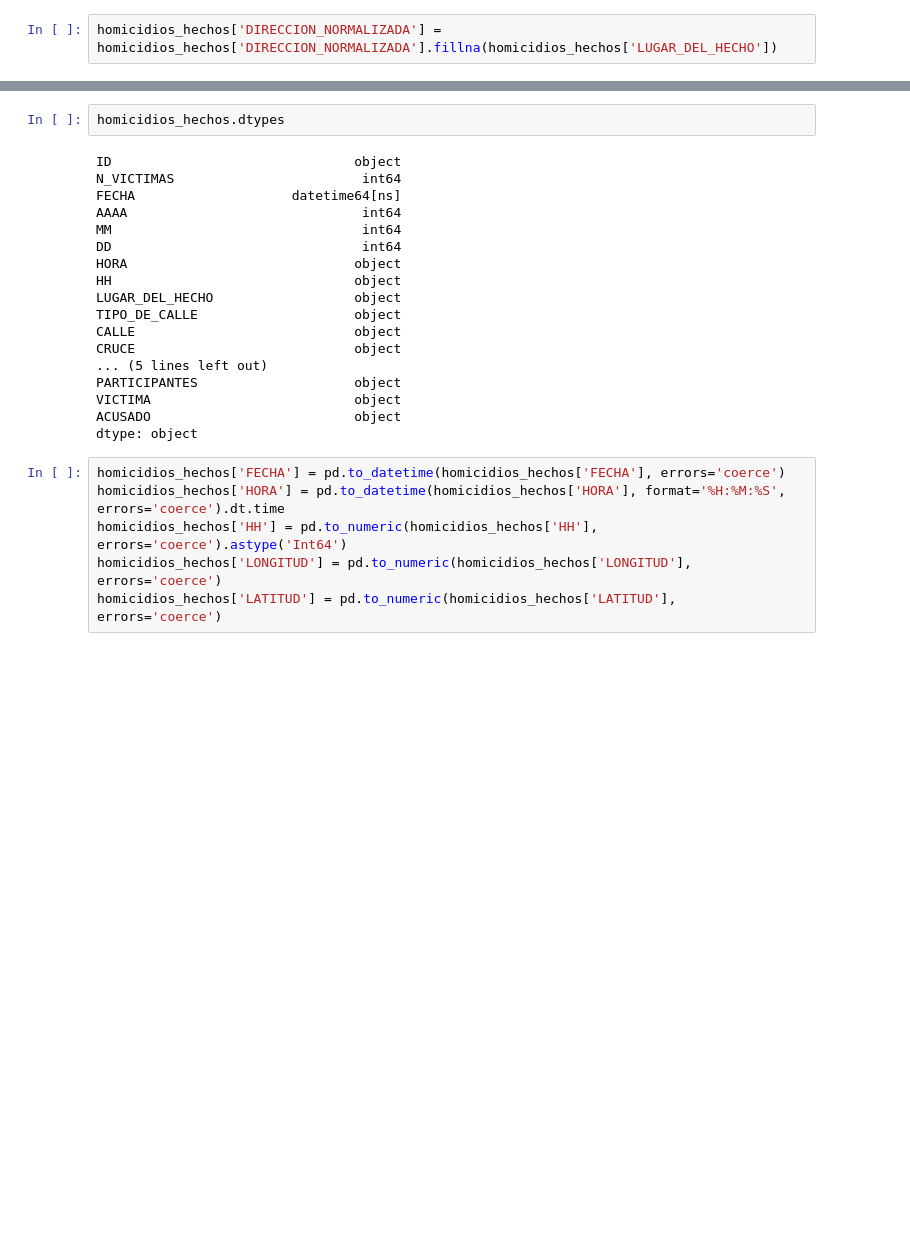
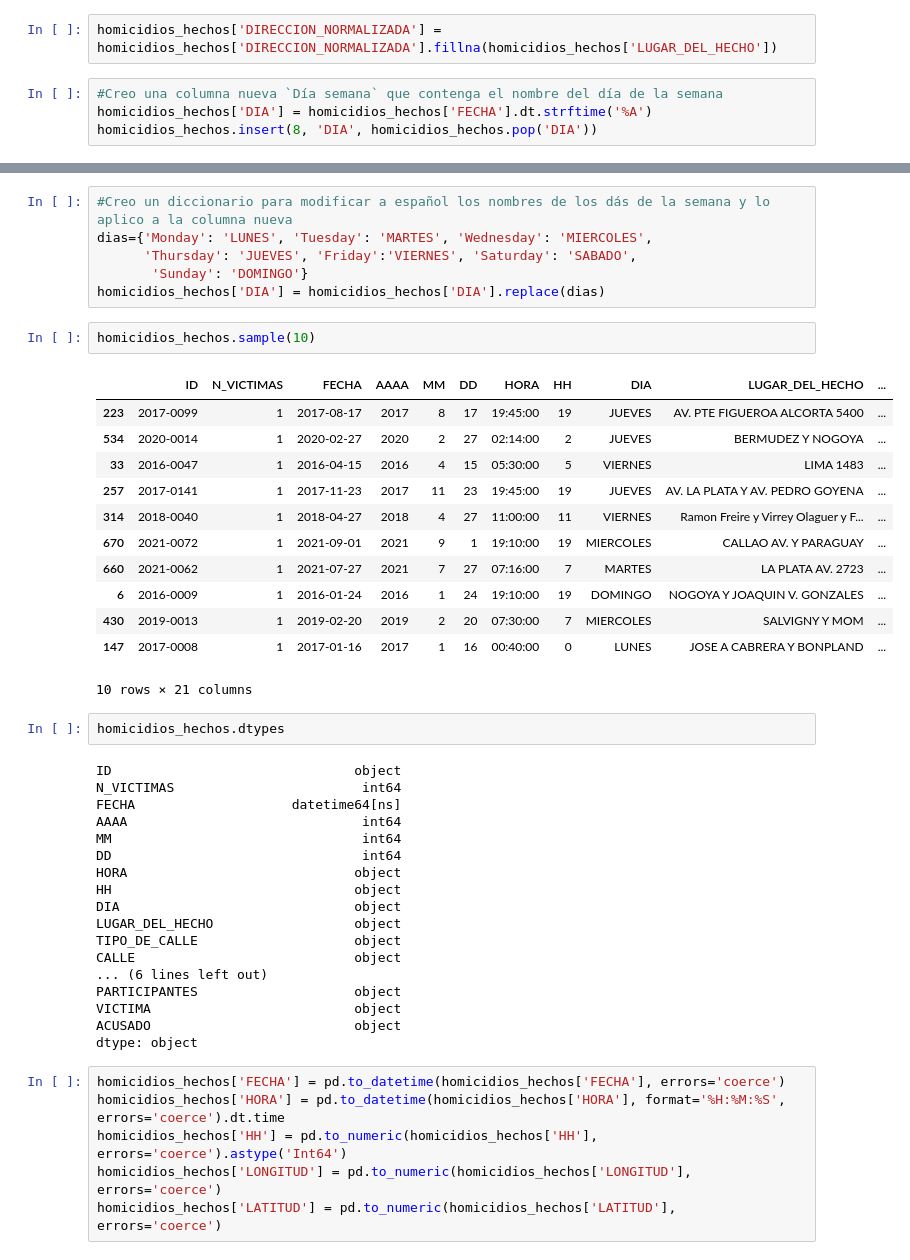
Before and after one commit to MarceloOrtizz/Proyecto_DA_Siniestros_Viales, a Jupyter notebook: etl.ipynb, the cells around one changed output, grey strips where cells are left out. Drawn from its saved outputs; the diff is of its cells as text; blank space fills up the shorter version.

Commit message:
etl agregado dia de la semana

```diff
--- a/etl.ipynb
+++ b/etl.ipynb
@@ -292,2 +292,6 @@ homicidios_hechos[['LUGAR_DEL_HECHO', 'DIRECCION_NORMALIZADA']].sample(10)
 # %%
 homicidios_hechos['DIRECCION_NORMALIZADA'] = homicidios_hechos['DIRECCION_NORMALIZADA'].fillna(homicidios_hechos['LUGAR_DEL_HECHO'])
+# %%
+#Creo una columna nueva `Día semana` que contenga el nombre del día de la semana
+homicidios_hechos['DIA'] = homicidios_hechos['FECHA'].dt.strftime('%A')
+homicidios_hechos.insert(8, 'DIA', homicidios_hechos.pop('DIA'))
@@ -294,3 +306,24 @@ homicidios_hechos['DIRECCION_NORMALIZADA'] = homicidios_hechos['DIRECCION_NORMAL
+# %%
+#Creo un diccionario para modificar a español los nombres de los dás de la semana y lo aplico a la columna nueva
+dias={'Monday': 'LUNES', 'Tuesday': 'MARTES', 'Wednesday': 'MIERCOLES',
+      'Thursday': 'JUEVES', 'Friday':'VIERNES', 'Saturday': 'SABADO',
+       'Sunday': 'DOMINGO'}
+homicidios_hechos['DIA'] = homicidios_hechos['DIA'].replace(dias)
+# %%
+homicidios_hechos.sample(10)
+# %% [output]
+|  | ID | N_VICTIMAS | FECHA | AAAA | MM | DD | HORA | HH | DIA | LUGAR_DEL_HECHO | ... |
+| 223 | 2017-0099 | 1 | 2017-08-17 | 2017 | 8 | 17 | 19:45:00 | 19 | JUEVES | AV. PTE FIGUEROA ALCORTA 5400 | ... |
+| 534 | 2020-0014 | 1 | 2020-02-27 | 2020 | 2 | 27 | 02:14:00 | 2 | JUEVES | BERMUDEZ Y NOGOYA | ... |
+| 33 | 2016-0047 | 1 | 2016-04-15 | 2016 | 4 | 15 | 05:30:00 | 5 | VIERNES | LIMA 1483 | ... |
+| 257 | 2017-0141 | 1 | 2017-11-23 | 2017 | 11 | 23 | 19:45:00 | 19 | JUEVES | AV. LA PLATA Y AV. PEDRO GOYENA | ... |
+| 314 | 2018-0040 | 1 | 2018-04-27 | 2018 | 4 | 27 | 11:00:00 | 11 | VIERNES | Ramon Freire y Virrey Olaguer y F... | ... |
+| 670 | 2021-0072 | 1 | 2021-09-01 | 2021 | 9 | 1 | 19:10:00 | 19 | MIERCOLES | CALLAO AV. Y PARAGUAY | ... |
+| 660 | 2021-0062 | 1 | 2021-07-27 | 2021 | 7 | 27 | 07:16:00 | 7 | MARTES | LA PLATA AV. 2723 | ... |
+| 6 | 2016-0009 | 1 | 2016-01-24 | 2016 | 1 | 24 | 19:10:00 | 19 | DOMINGO | NOGOYA Y JOAQUIN V. GONZALES | ... |
+| 430 | 2019-0013 | 1 | 2019-02-20 | 2019 | 2 | 20 | 07:30:00 | 7 | MIERCOLES | SALVIGNY Y MOM | ... |
+| 147 | 2017-0008 | 1 | 2017-01-16 | 2017 | 1 | 16 | 00:40:00 | 0 | LUNES | JOSE A CABRERA Y BONPLAND | ... |
+10 rows × 21 columns
 # %%
 homicidios_hechos.dtypes
 # %% [output]
@@ -302,11 +335,11 @@ MM                                int64
 DD                                int64
 HORA                             object
 HH                               object
+DIA                              object
 LUGAR_DEL_HECHO                  object
 TIPO_DE_CALLE                    object
 CALLE                            object
-CRUCE                            object
-... (5 lines left out)
+... (6 lines left out)
 PARTICIPANTES                    object
 VICTIMA                          object
 ACUSADO                          object
```
Also changed, not shown: parts of 4 cells of this notebook, 2 other files.
